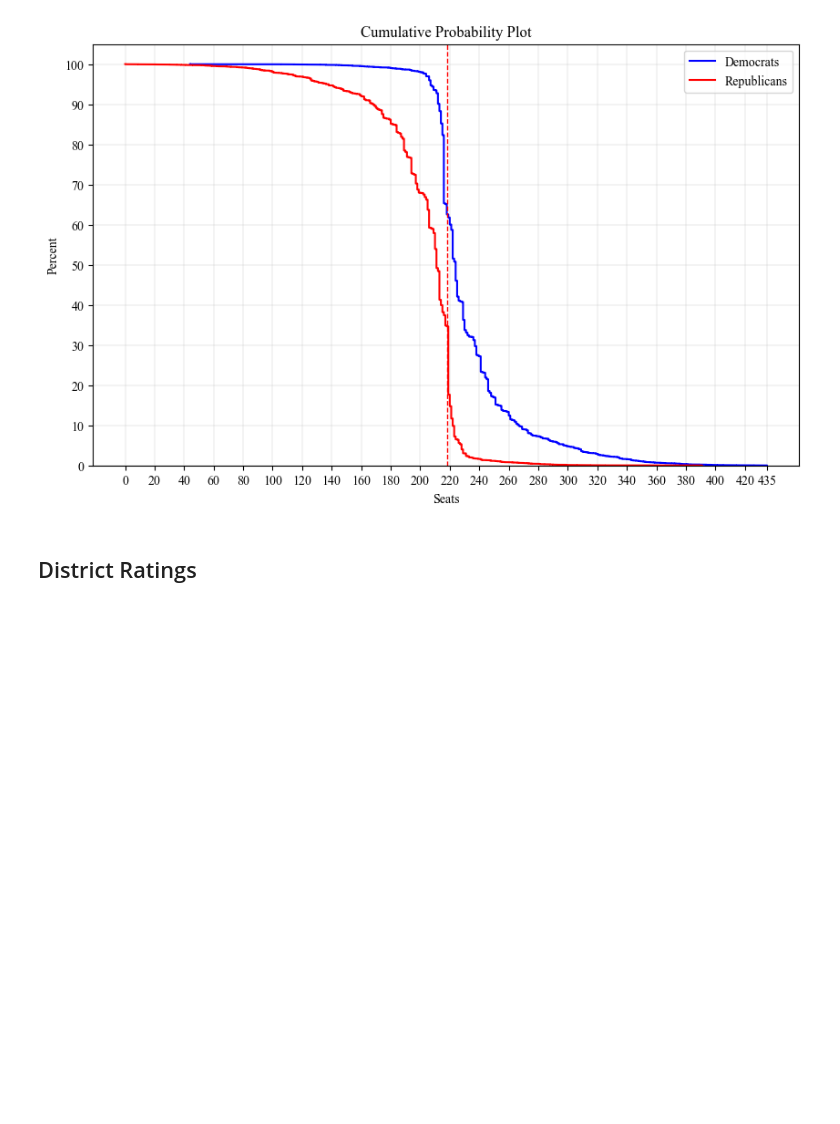
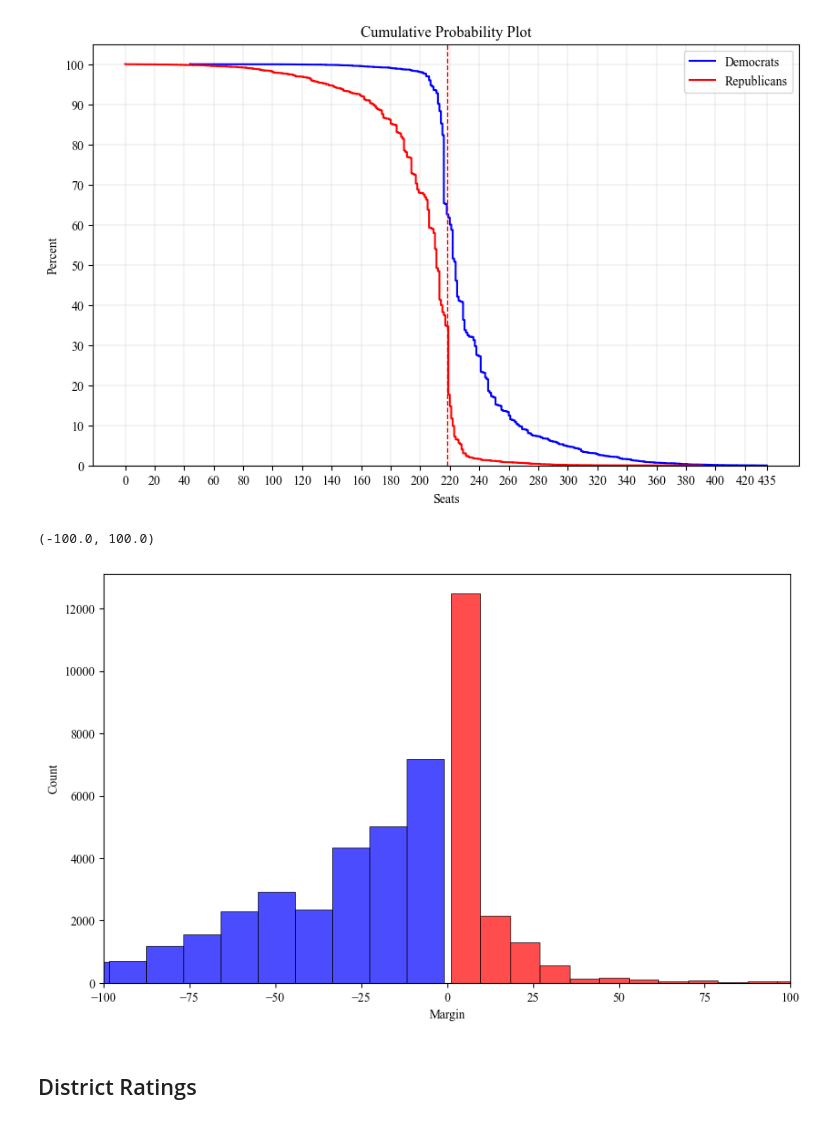
Before and after one commit to fcostell0/DS496Capstone, a Jupyter notebook: 2026 Predictions/Analysis.ipynb, the cells around one changed output. Saved outputs shown, nothing was run; the diff lists cells and outputs as text; code cells hidden in the pictures; blank space fills up the shorter version.

```diff
--- a/2026 Predictions/Analysis.ipynb
+++ b/2026 Predictions/Analysis.ipynb
@@ -85,6 +85,16 @@ plt.axvline(x=218, color='red', linestyle='--', linewidth=1)
 plt.show()
 # %% [output]
 [figure]
+# %%
+fig, ax = plt.subplots(figsize=(10,6))
+democraticMargin = simulationDF[simulationDF['Margin'] < 0]
+republicanMargin = simulationDF[simulationDF['Margin'] > 0]
+sns.histplot(data=democraticMargin['Margin'], bins=40, alpha=0.7, color='blue', linewidth=0.5)
+sns.histplot(data=republicanMargin['Margin'], bins=40, alpha=0.7, color='red', linewidth=0.5)
+plt.xlim(-100,100)
+# %% [output]
+(-100.0, 100.0)
+[figure, added]
 # %% [markdown]
 ## District Ratings
 # %%
```
Also changed, not shown: 1 other file.
